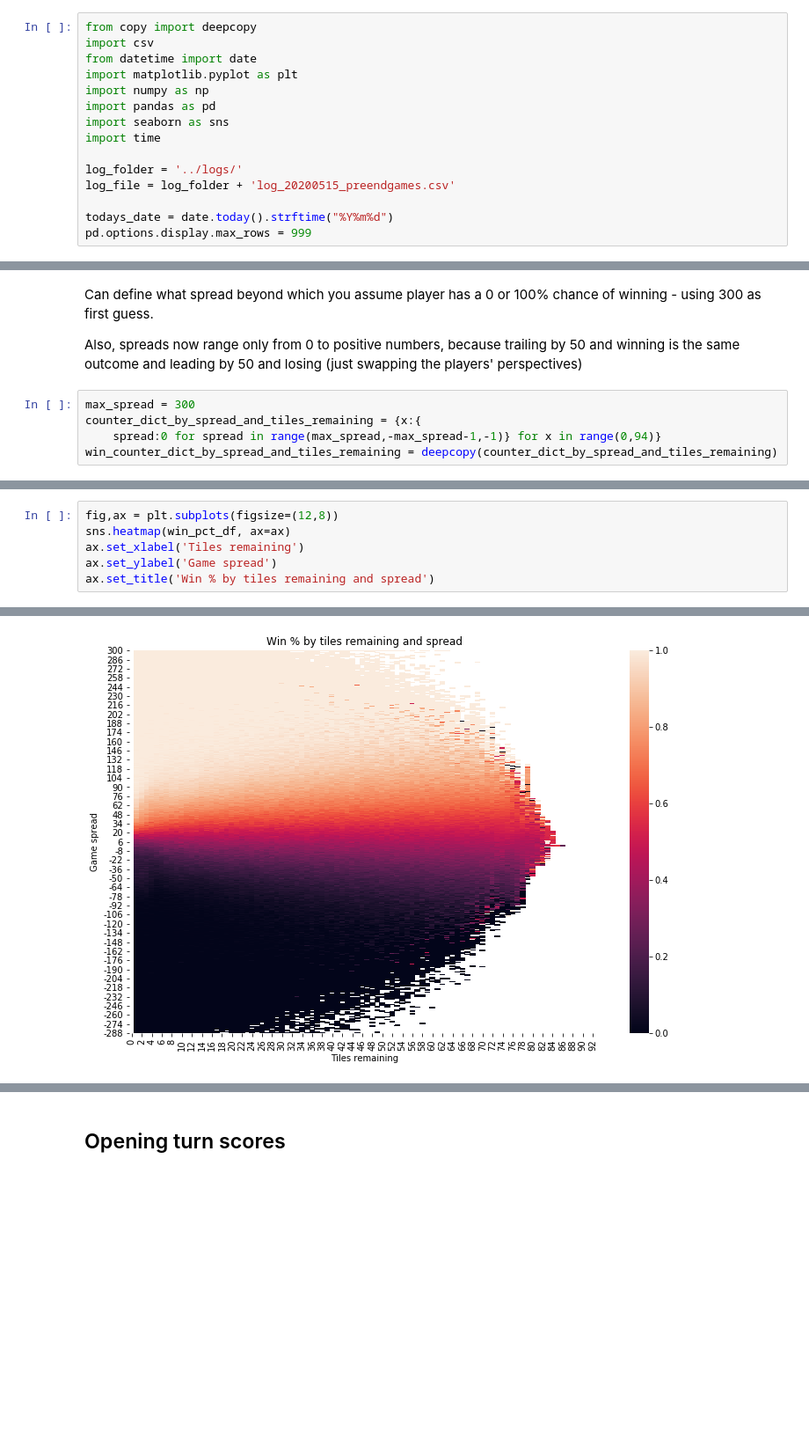
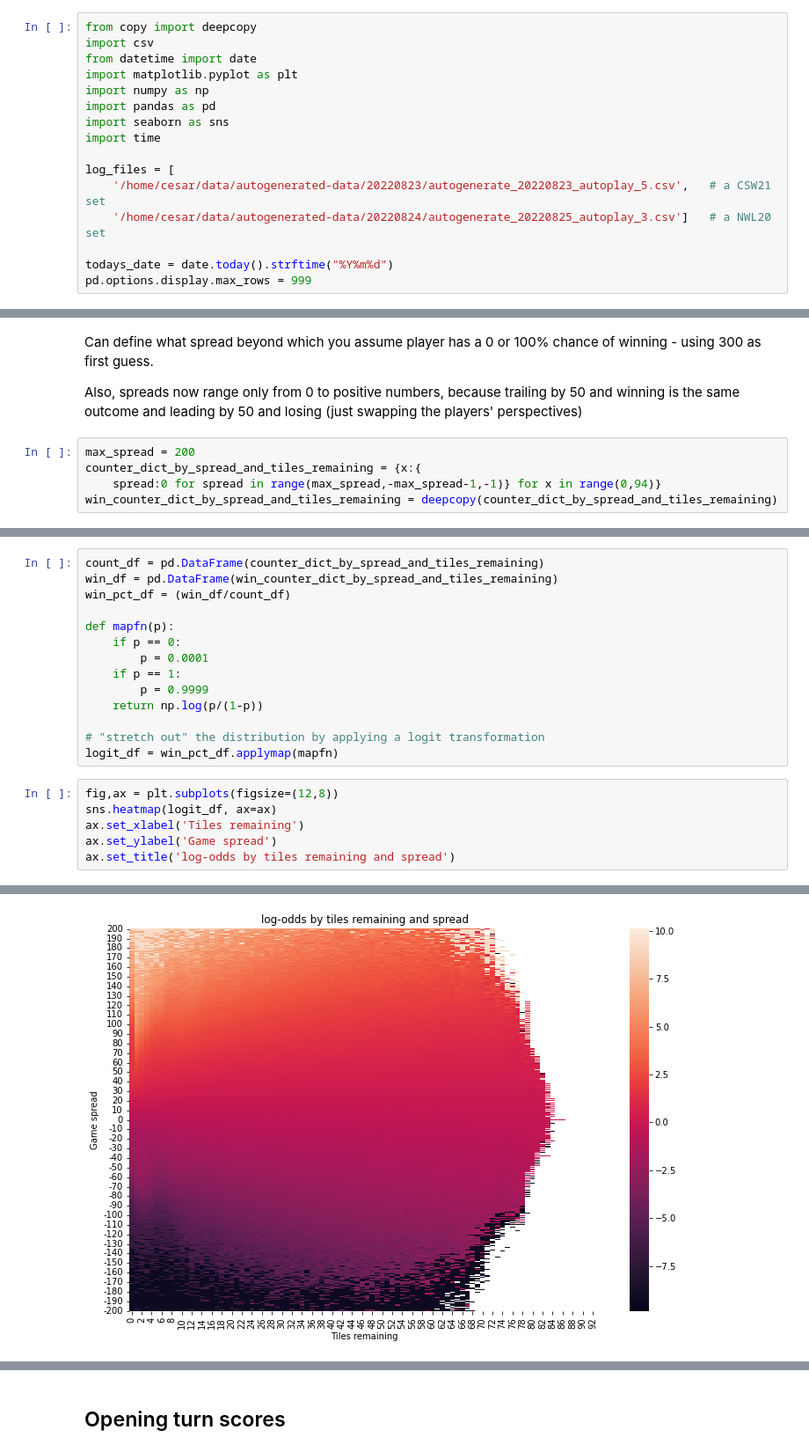
Before and after one commit to domino14/macondo, a Jupyter notebook: notebooks/win_pct/calculate_win_percentages.ipynb, the cells around one changed output, grey strips where cells are left out. Shown at 88% size. Drawn from its saved outputs; the diff is of its cells as text; blank space fills up the shorter version.

```diff
--- a/notebooks/win_pct/calculate_win_percentages.ipynb
+++ b/notebooks/win_pct/calculate_win_percentages.ipynb
@@ -12,8 +12,9 @@ import pandas as pd
 import seaborn as sns
 import time
 
-log_folder = '../logs/'
-log_file = log_folder + 'log_20200515_preendgames.csv'
+log_files = [
+    '/home/cesar/data/autogenerated-data/20220823/autogenerate_20220823_autoplay_5.csv',   # a CSW21 set
+    '/home/cesar/data/autogenerated-data/20220824/autogenerate_20220825_autoplay_3.csv']   # a NWL20 set
 
 todays_date = date.today().strftime("%Y%m%d")
 pd.options.display.max_rows = 999
@@ -67,7 +69,7 @@ Can define what spread beyond which you assume player has a 0 or 100% chance of
 
 Also, spreads now range only from 0 to positive numbers, because trailing by 50 and winning is the same outcome and leading by 50 and losing (just swapping the players' perspectives)
 # %%
-max_spread = 300
+max_spread = 200
 counter_dict_by_spread_and_tiles_remaining = {x:{
     spread:0 for spread in range(max_spread,-max_spread-1,-1)} for x in range(0,94)}
 win_counter_dict_by_spread_and_tiles_remaining = deepcopy(counter_dict_by_spread_and_tiles_remaining)
@@ -131,7 +128,21 @@ win_pct_df = win_df/count_df
+# %%
+count_df = pd.DataFrame(counter_dict_by_spread_and_tiles_remaining)
+win_df = pd.DataFrame(win_counter_dict_by_spread_and_tiles_remaining)
+win_pct_df = (win_df/count_df)
+
+def mapfn(p):
+    if p == 0:
+        p = 0.0001
+    if p == 1:
+        p = 0.9999
+    return np.log(p/(1-p))
+
+# "stretch out" the distribution by applying a logit transformation
+logit_df = win_pct_df.applymap(mapfn)
 # %%
 fig,ax = plt.subplots(figsize=(12,8))
-sns.heatmap(win_pct_df, ax=ax)
+sns.heatmap(logit_df, ax=ax)
 ax.set_xlabel('Tiles remaining')
 ax.set_ylabel('Game spread')
-ax.set_title('Win % by tiles remaining and spread')
+ax.set_title('log-odds by tiles remaining and spread')
 # %% [output]
@@ -139 +150 @@ Text(0.5, 1, 'Win % by tiles remaining and spread')
-[figure, old version]
+[figure, new version]
```
Also changed, not shown: parts of 21 cells of this notebook, 12 other files.
